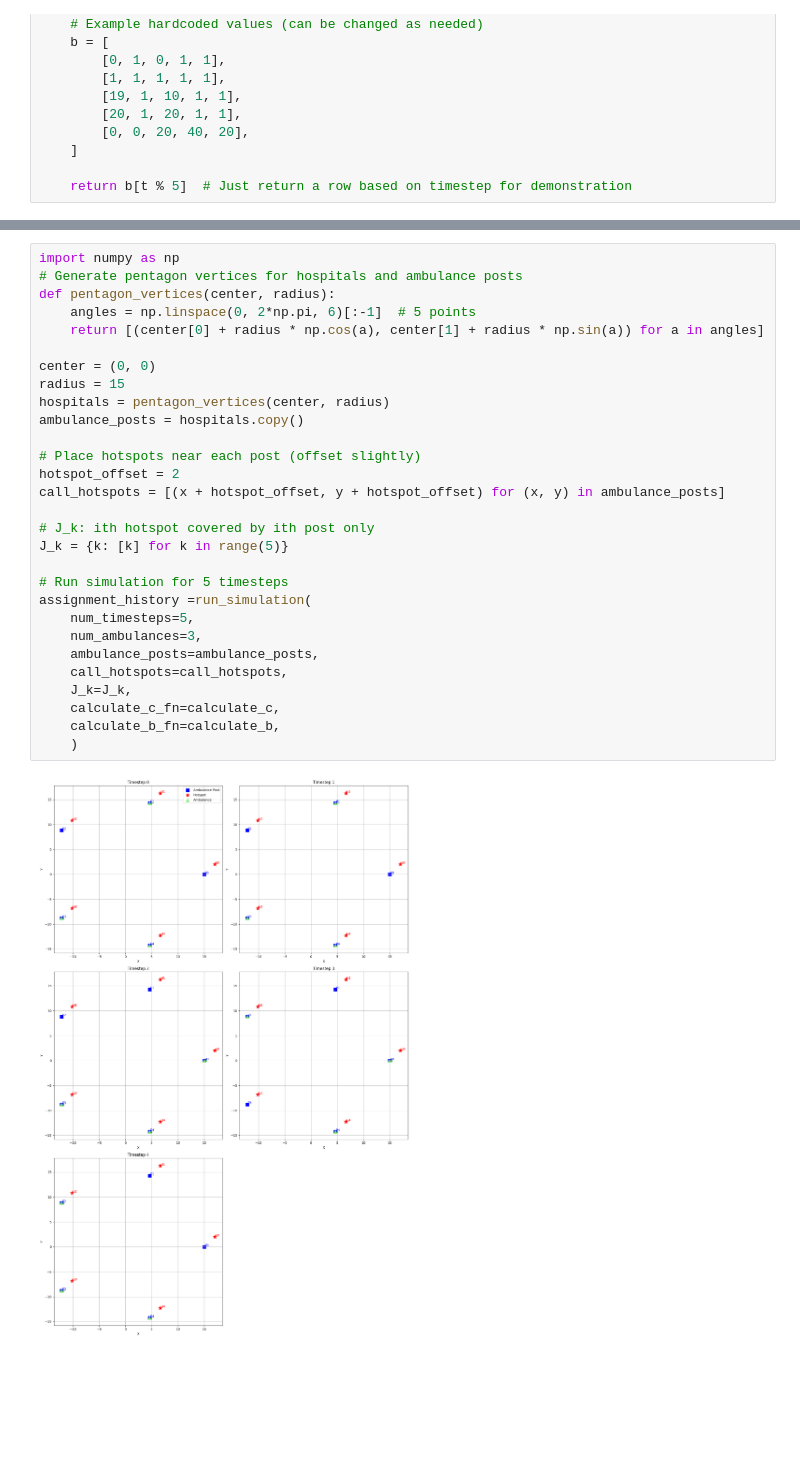
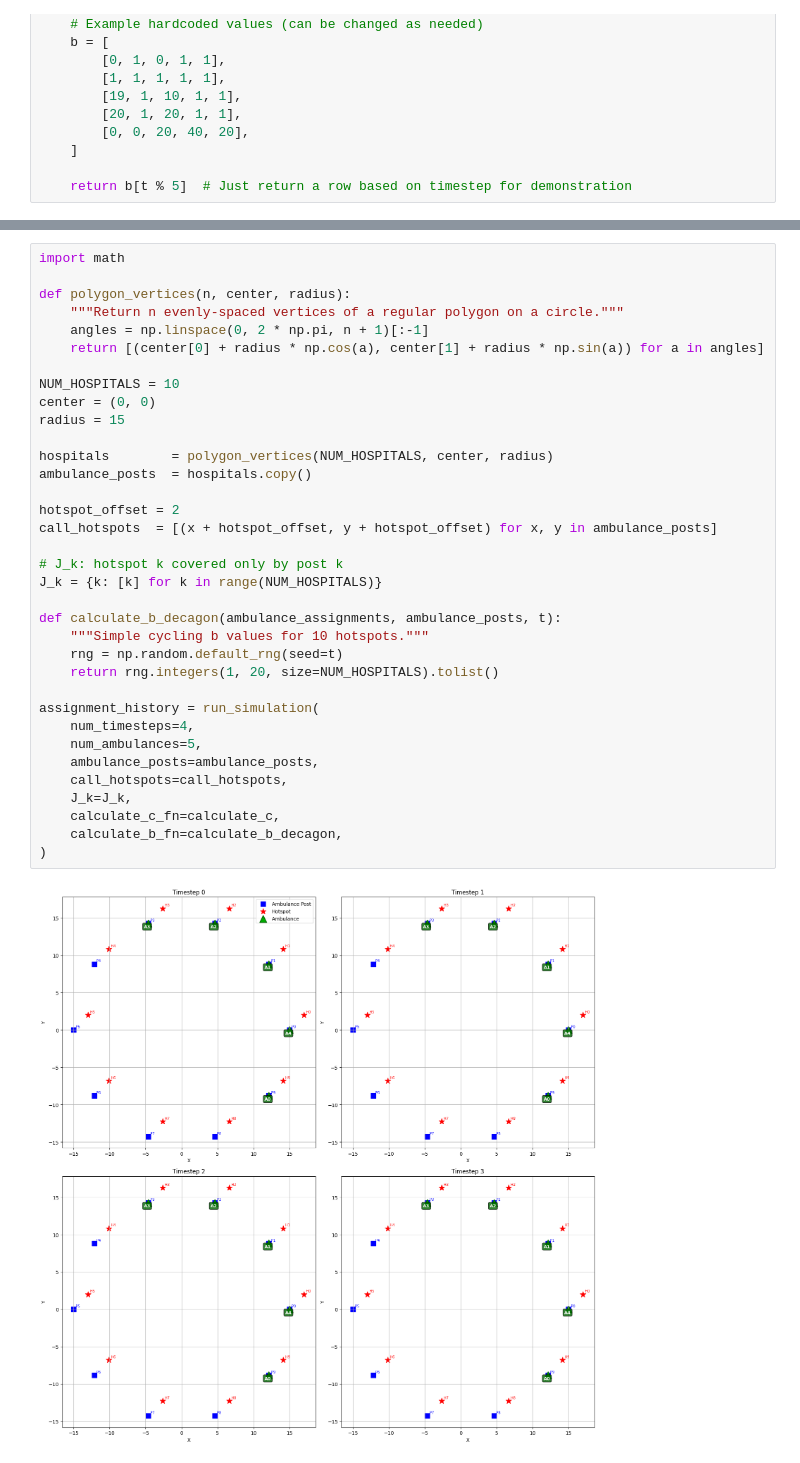
Before and after one commit to drustanyjt/dynamic-ambulance-routing, a Jupyter notebook: workbook.ipynb, the cells around one changed output, grey strips where cells are left out. Drawn from its saved outputs; the diff is of its cells as text; blank space fills up the shorter version.

```diff
--- a/workbook.ipynb
+++ b/workbook.ipynb
@@ -267,35 +404,41 @@ def run_simulation(num_timesteps, num_ambulances, ambulance_posts, call_hotspots
     return assignments_history
 # %%
-import numpy as np
-# Generate pentagon vertices for hospitals and ambulance posts
-def pentagon_vertices(center, radius):
-    angles = np.linspace(0, 2*np.pi, 6)[:-1]  # 5 points
+import math
+
+def polygon_vertices(n, center, radius):
+    """Return n evenly-spaced vertices of a regular polygon on a circle."""
+    angles = np.linspace(0, 2 * np.pi, n + 1)[:-1]
     return [(center[0] + radius * np.cos(a), center[1] + radius * np.sin(a)) for a in angles]
 
+NUM_HOSPITALS = 10
 center = (0, 0)
 radius = 15
-hospitals = pentagon_vertices(center, radius)
-ambulance_posts = hospitals.copy()
 
-# Place hotspots near each post (offset slightly)
+hospitals        = polygon_vertices(NUM_HOSPITALS, center, radius)
+ambulance_posts  = hospitals.copy()
+
 hotspot_offset = 2
-call_hotspots = [(x + hotspot_offset, y + hotspot_offset) for (x, y) in ambulance_posts]
+call_hotspots  = [(x + hotspot_offset, y + hotspot_offset) for x, y in ambulance_posts]
 
-# J_k: ith hotspot covered by ith post only
-J_k = {k: [k] for k in range(5)}
+# J_k: hotspot k covered only by post k
+J_k = {k: [k] for k in range(NUM_HOSPITALS)}
 
-# Run simulation for 5 timesteps
-assignment_history =run_simulation(
-    num_timesteps=5,
-    num_ambulances=3,
+def calculate_b_decagon(ambulance_assignments, ambulance_posts, t):
+    """Simple cycling b values for 10 hotspots."""
+    rng = np.random.default_rng(seed=t)
+    return rng.integers(1, 20, size=NUM_HOSPITALS).tolist()
+
+assignment_history = run_simulation(
+    num_timesteps=4,
+    num_ambulances=5,
     ambulance_posts=ambulance_posts,
     call_hotspots=call_hotspots,
     J_k=J_k,
     calculate_c_fn=calculate_c,
-    calculate_b_fn=calculate_b,
-    )
+    calculate_b_fn=calculate_b_decagon,
+)
 # %% [output]
-[figure, old version]
+[figure, new version]
 # %%
 assignment_history
 # %% [output]
```
Also changed, not shown: parts of 9 cells of this notebook.
